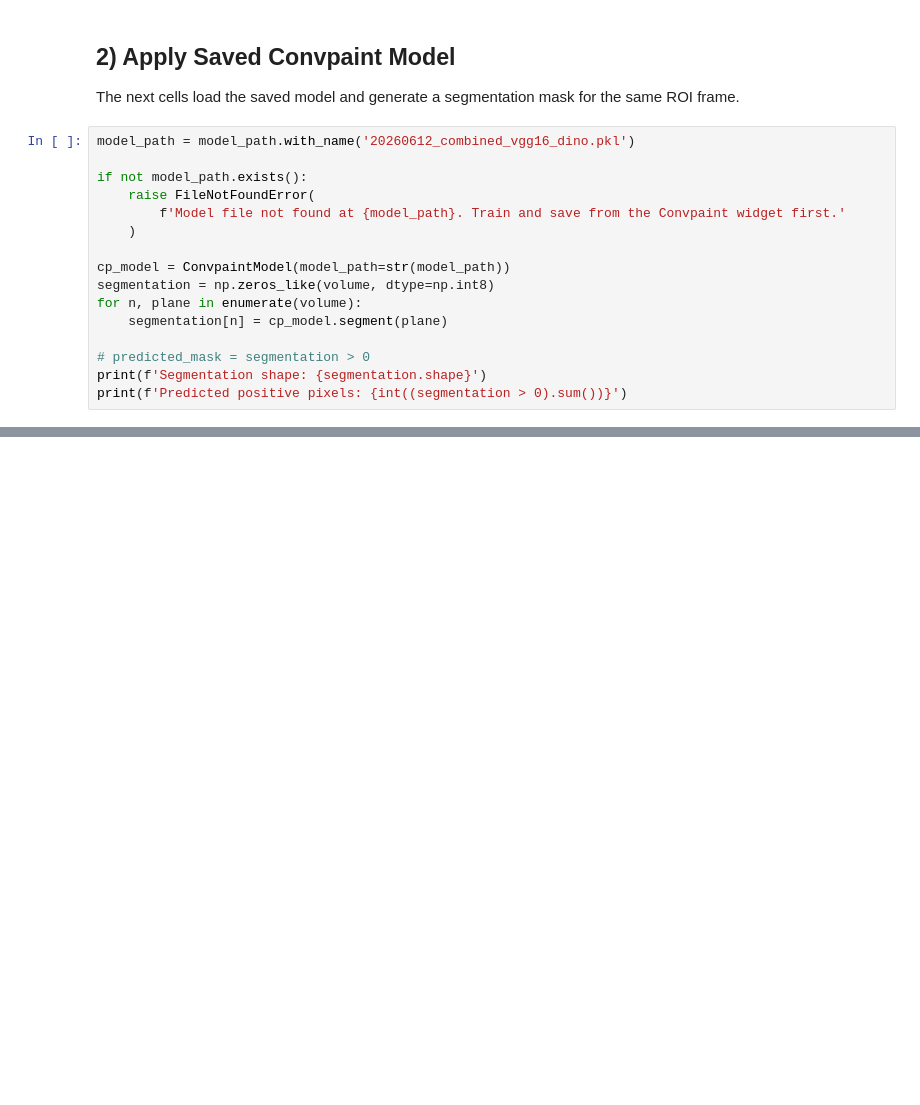
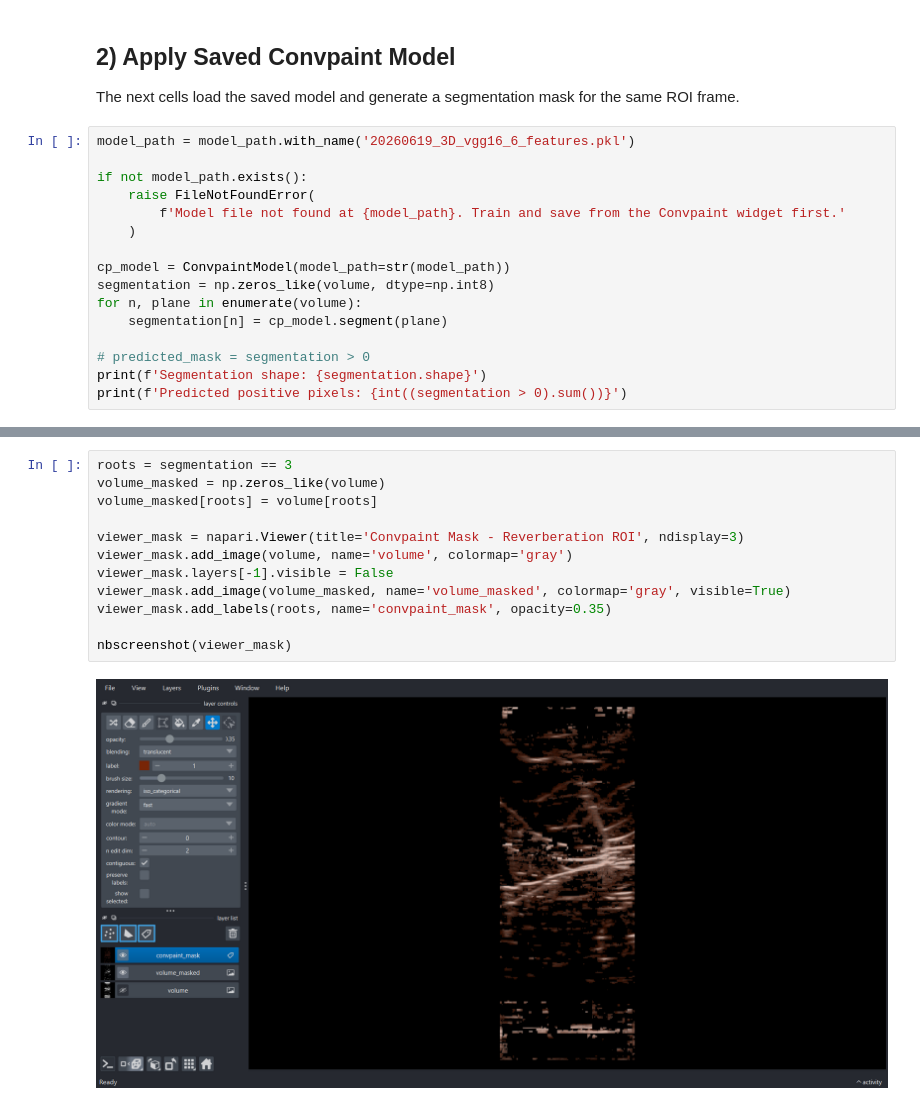
Before and after one commit to acorbat/eco-root, a Jupyter notebook: exploration/convpaint_reverberation_workflow.ipynb, the cells around one changed output, grey strips where cells are left out. Saved outputs shown, nothing was run; the diff lists cells and outputs as text; blank space fills up the shorter version.

Commit message:
feat: add multiple planes to convpaint train and masking

```diff
--- a/exploration/convpaint_reverberation_workflow.ipynb
+++ b/exploration/convpaint_reverberation_workflow.ipynb
@@ -140,7 +123,7 @@ print(f'Non-zero labeled pixels: {int((labels_data > 0).sum())}')
 
 The next cells load the saved model and generate a segmentation mask for the same ROI frame.
 # %%
-model_path = model_path.with_name('20260612_combined_vgg16_dino.pkl')
+model_path = model_path.with_name('20260619_3D_vgg16_6_features.pkl')
 
 if not model_path.exists():
     raise FileNotFoundError(
@@ -248,0 +157,14 @@ plt.show()
+# %%
+roots = segmentation == 3
+volume_masked = np.zeros_like(volume)
+volume_masked[roots] = volume[roots]
+
+viewer_mask = napari.Viewer(title='Convpaint Mask - Reverberation ROI', ndisplay=3)
+viewer_mask.add_image(volume, name='volume', colormap='gray')
+viewer_mask.layers[-1].visible = False
+viewer_mask.add_image(volume_masked, name='volume_masked', colormap='gray', visible=True)
+viewer_mask.add_labels(roots, name='convpaint_mask', opacity=0.35)
+
+nbscreenshot(viewer_mask)
+# %% [output]
+[figure, added]
```
Also changed, not shown: parts of 17 cells of this notebook.
